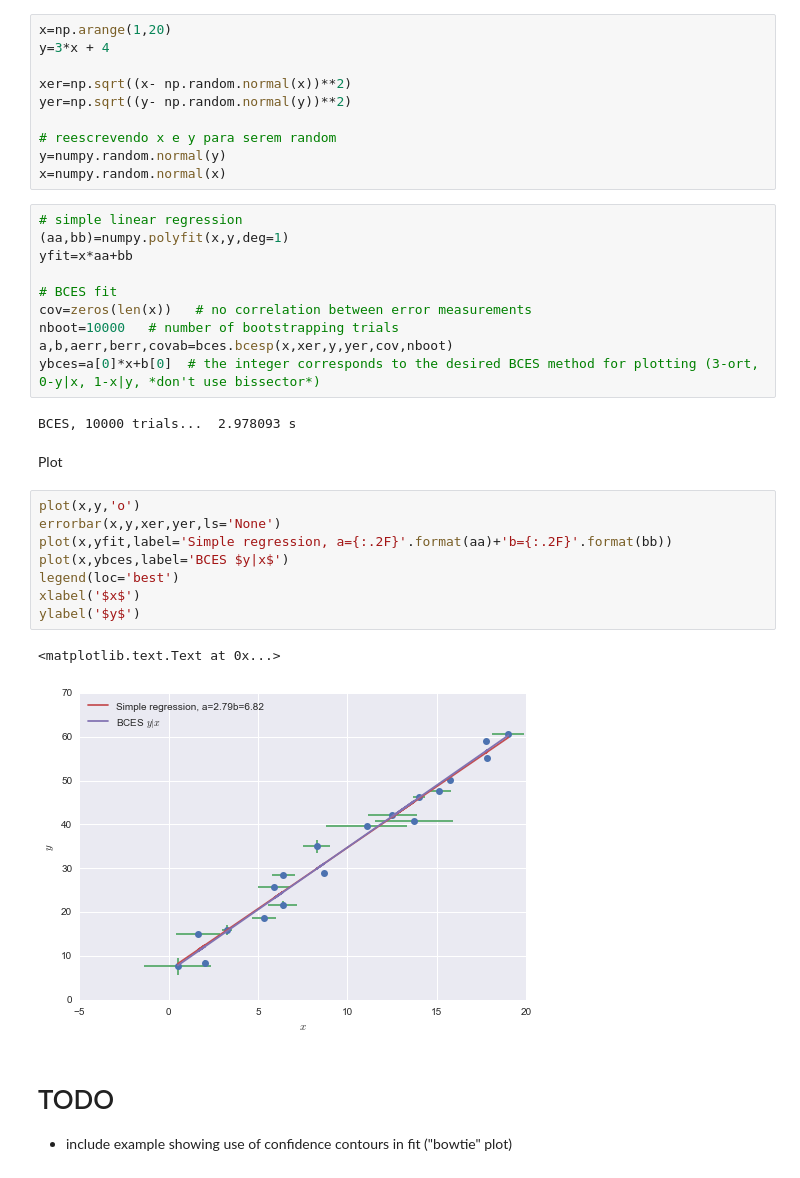
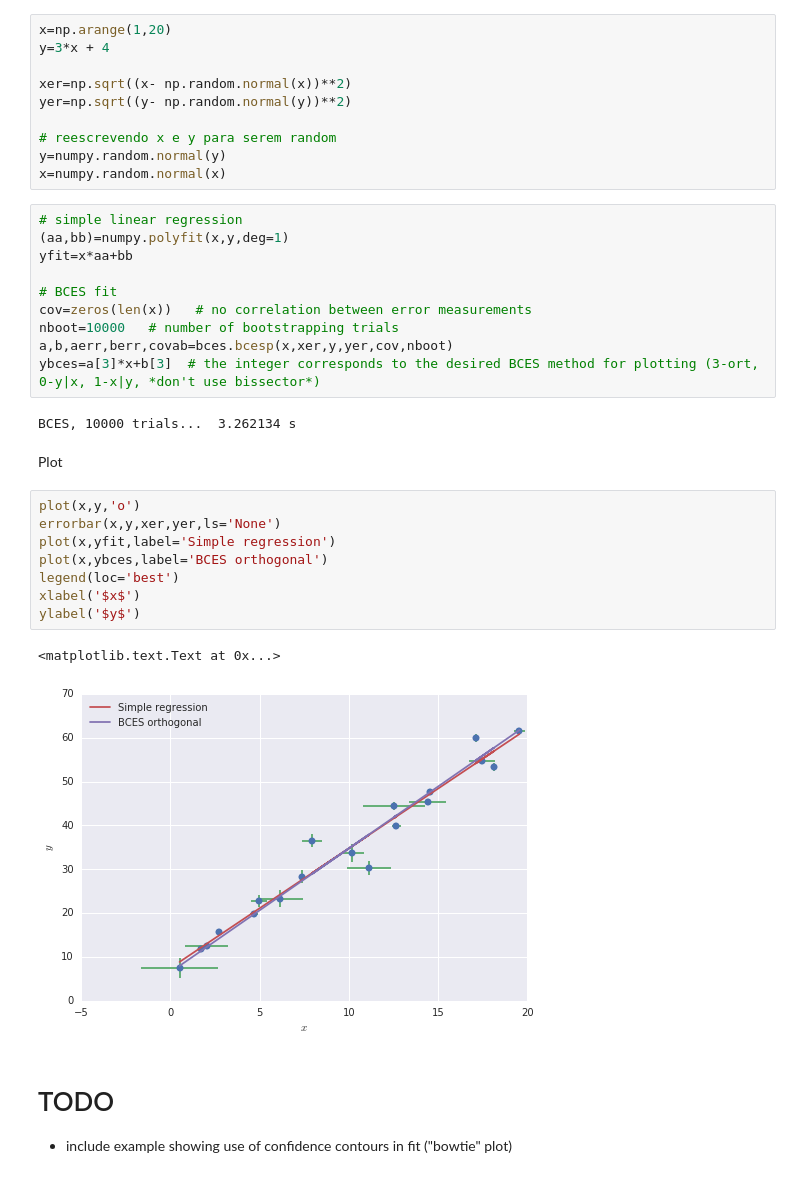
Before and after one commit to rsnemmen/BCES, a Jupyter notebook: misc howto bces.ipynb, the cells around one changed output. Cells and saved outputs as stored; diff of their text form.

```diff
--- a/misc howto bces.ipynb
+++ b/misc howto bces.ipynb
@@ -82,22 +91,22 @@ yfit=x*aa+bb
 cov=zeros(len(x))   # no correlation between error measurements
 nboot=10000   # number of bootstrapping trials
 a,b,aerr,berr,covab=bces.bcesp(x,xer,y,yer,cov,nboot)
-ybces=a[0]*x+b[0]  # the integer corresponds to the desired BCES method for plotting (3-ort, 0-y|x, 1-x|y, *don't use bissector*)
+ybces=a[3]*x+b[3]  # the integer corresponds to the desired BCES method for plotting (3-ort, 0-y|x, 1-x|y, *don't use bissector*)
 # %% [output]
-BCES, 10000 trials...  2.978093 s
+BCES, 10000 trials...  3.262134 s
 # %% [markdown]
 Plot
 # %%
 plot(x,y,'o')
 errorbar(x,y,xer,yer,ls='None')
-plot(x,yfit,label='Simple regression, a={:.2F}'.format(aa)+'b={:.2F}'.format(bb))
-plot(x,ybces,label='BCES $y|x$')
+plot(x,yfit,label='Simple regression')
+plot(x,ybces,label='BCES orthogonal')
 legend(loc='best')
 xlabel('$x$')
 ylabel('$y$')
 # %% [output]
 <matplotlib.text.Text at 0x...>
-[figure, old version]
+[figure, new version]
 # %% [markdown]
 # TODO
 
```
Also changed, not shown: parts of 5 cells of this notebook.
